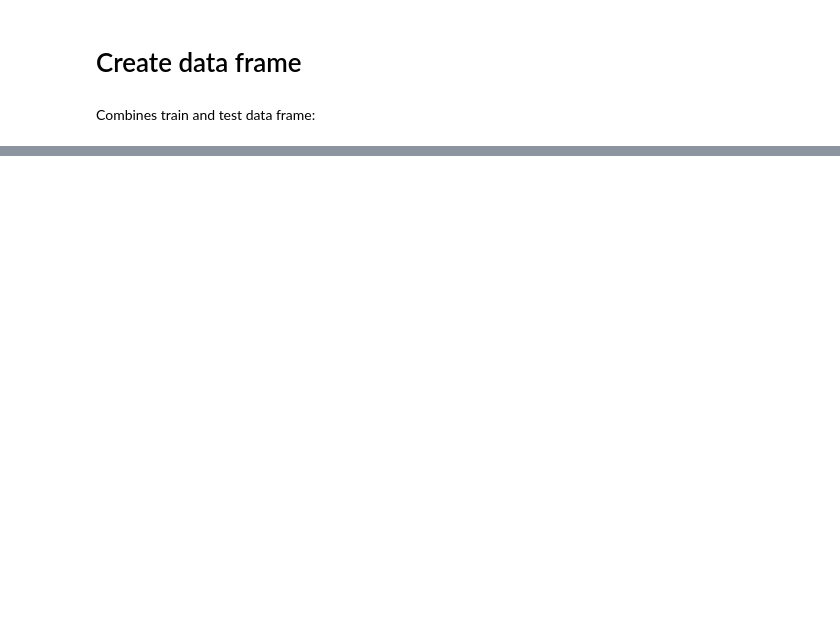
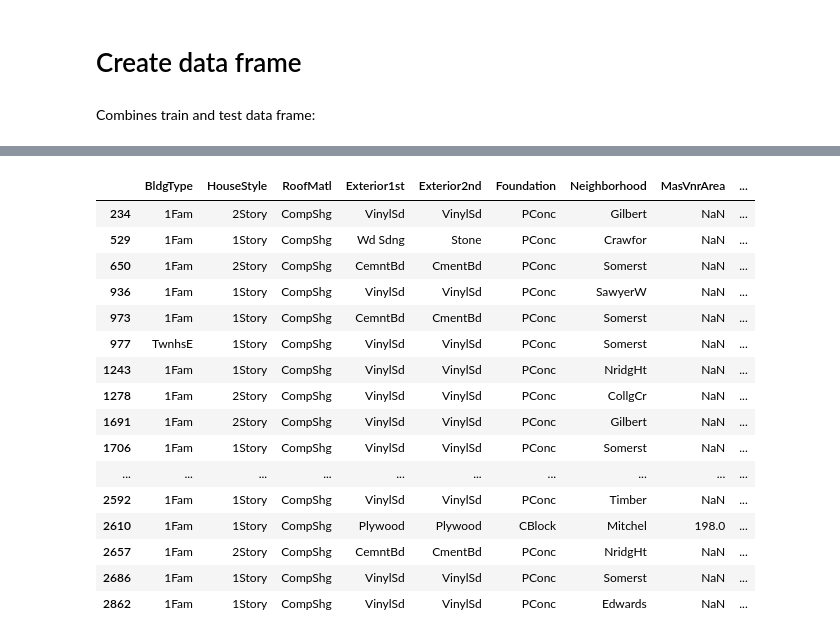
Before and after one commit to ePPilgrim/Python, a Jupyter notebook: ML/Kaggle/house_price/notebooks/house_price_load_and_resolve_NaN_values.ipynb, the cells around one changed output, grey strips where cells are left out. Saved outputs shown, nothing was run; the diff lists cells and outputs as text; code cells hidden in the pictures; blank space fills up the shorter version.

```diff
--- a/ML/Kaggle/house_price/notebooks/house_price_load_and_resolve_NaN_values.ipynb
+++ b/ML/Kaggle/house_price/notebooks/house_price_load_and_resolve_NaN_values.ipynb
@@ -32,11 +64 @@ Replace NAN values in 'LotFrontage' with iterpolated value.
-# %%
-df = train_df.append(test_df)
-df.index = list(range(train_df.index.size + test_df.index.size))
-
-yearlable = ['1906', '1942', '1975', '1991', '2011']
-yearbin = [1800,1906,1942,1975, 1991, 2011]
-df['YearInt']=pd.cut(x = df['YearBuilt'].values, bins = yearbin, right = False, labels = yearlable)
-
-replace=dict.fromkeys(DefSeqCat, 'NoNe')
-df = df.fillna(replace)
 # %%
@@ -89,0 +164,31 @@ MultiIndex(levels=[['CollgCr', 'Gilbert', 'NAmes', 'NWAmes', 'Sawyer'], ['Corner
+# %%
+
+targetclass = ['MasVnrType']
+alables = ['1906', '1942', '1975', '1991', '2011']
+bins = [1800,1906,1942,1975, 1991, 2011]
+catclass = [ 'BldgType', 'HouseStyle', 'RoofMatl', 'Exterior1st', 'Exterior2nd','Foundation','Neighborhood','MasVnrArea' ]
+fullclass = catclass + targetclass
+df['YearInt']=pd.cut(x = df['YearBuilt'].values, bins = bins, right = False, labels = alables)
+#fullclass.append('YearBuilt')
+#fullclass.append()
+validdf = df[fullclass].dropna(axis = 0, how = 'any')
+nandf = df[df[targetclass].isnull().any(axis = 1)]
+nandf[fullclass]
+# %% [output]
+|  | BldgType | HouseStyle | RoofMatl | Exterior1st | Exterior2nd | Foundation | Neighborhood | MasVnrArea | ... |
+| 234 | 1Fam | 2Story | CompShg | VinylSd | VinylSd | PConc | Gilbert | NaN | ... |
+| 529 | 1Fam | 1Story | CompShg | Wd Sdng | Stone | PConc | Crawfor | NaN | ... |
+| 650 | 1Fam | 2Story | CompShg | CemntBd | CmentBd | PConc | Somerst | NaN | ... |
+| 936 | 1Fam | 1Story | CompShg | VinylSd | VinylSd | PConc | SawyerW | NaN | ... |
+| 973 | 1Fam | 1Story | CompShg | CemntBd | CmentBd | PConc | Somerst | NaN | ... |
+| 977 | TwnhsE | 1Story | CompShg | VinylSd | VinylSd | PConc | Somerst | NaN | ... |
+| 1243 | 1Fam | 1Story | CompShg | VinylSd | VinylSd | PConc | NridgHt | NaN | ... |
+| 1278 | 1Fam | 2Story | CompShg | VinylSd | VinylSd | PConc | CollgCr | NaN | ... |
+| 1691 | 1Fam | 2Story | CompShg | VinylSd | VinylSd | PConc | Gilbert | NaN | ... |
+| 1706 | 1Fam | 1Story | CompShg | VinylSd | VinylSd | PConc | Somerst | NaN | ... |
+| ... | ... | ... | ... | ... | ... | ... | ... | ... | ... |
+| 2592 | 1Fam | 1Story | CompShg | VinylSd | VinylSd | PConc | Timber | NaN | ... |
+| 2610 | 1Fam | 1Story | CompShg | Plywood | Plywood | CBlock | Mitchel | 198.0 | ... |
+| 2657 | 1Fam | 2Story | CompShg | CemntBd | CmentBd | PConc | NridgHt | NaN | ... |
+| 2686 | 1Fam | 1Story | CompShg | VinylSd | VinylSd | PConc | Somerst | NaN | ... |
+| 2862 | 1Fam | 1Story | CompShg | VinylSd | VinylSd | PConc | Edwards | NaN | ... |
```
Also changed, not shown: parts of 24 cells of this notebook.
